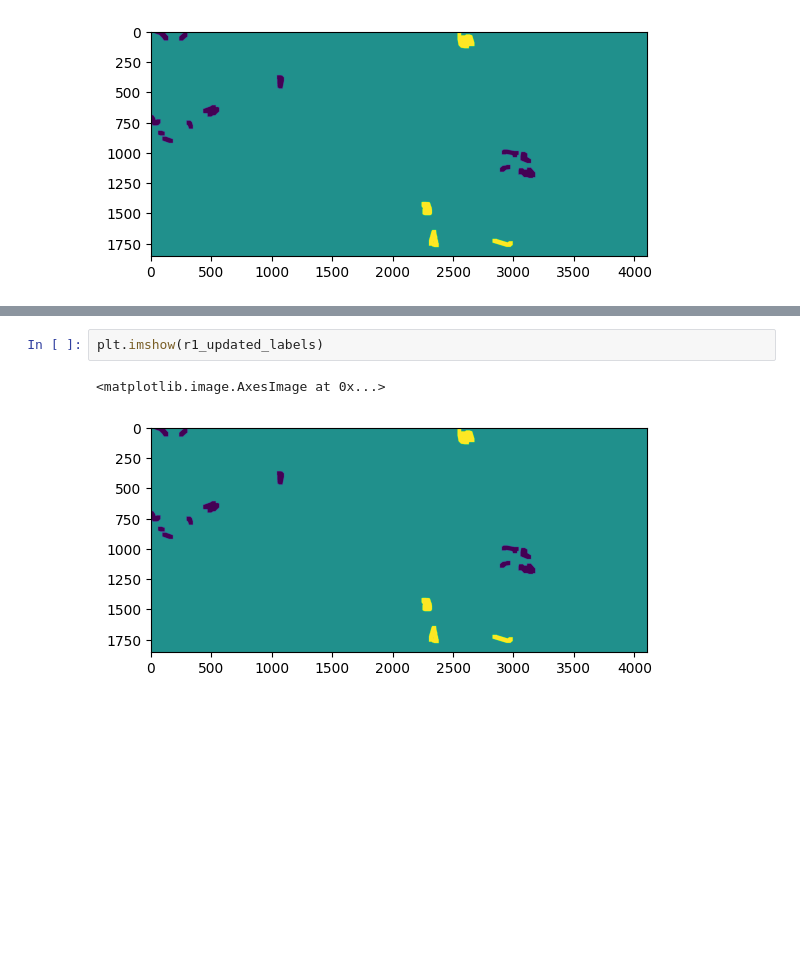
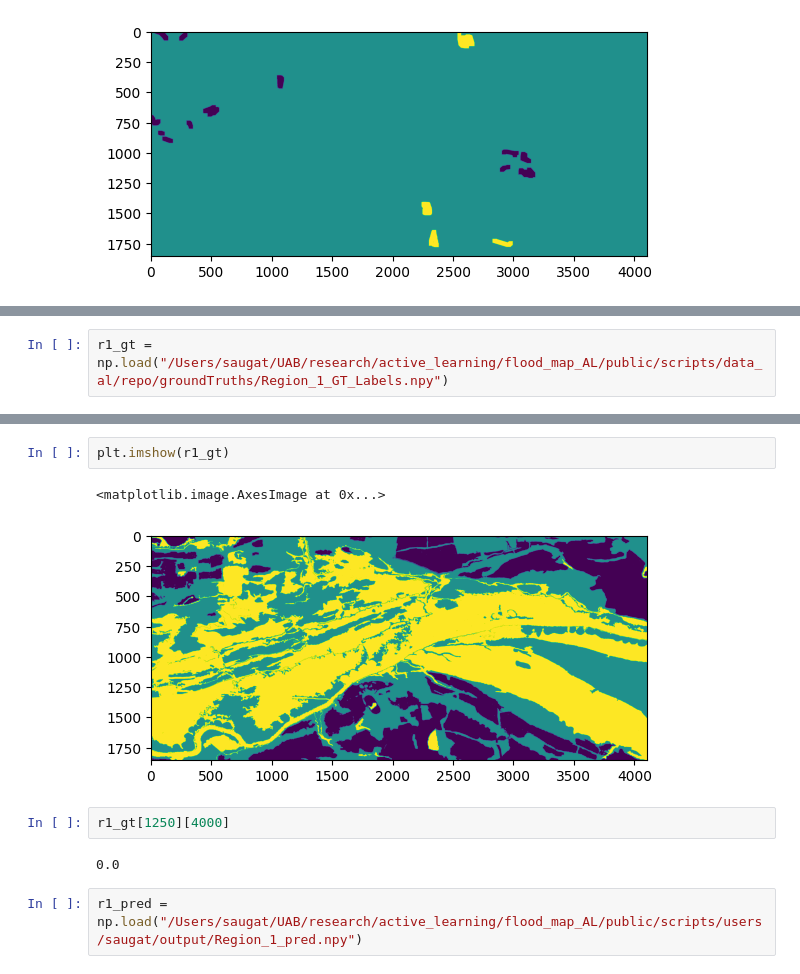
Before and after one commit to yuwa2020/burn-scars, a Jupyter notebook: public/scripts/data_al/binarize_forest_label.ipynb, the cells around one changed output, grey strips where cells are left out. Saved outputs shown, nothing was run; the diff lists cells and outputs as text; blank space fills up the shorter version.

```diff
--- a/public/scripts/data_al/binarize_forest_label.ipynb
+++ b/public/scripts/data_al/binarize_forest_label.ipynb
@@ -166,0 +183,2 @@ plt.imshow(r1_updated_labels)
+# %%
+r1_gt = np.load("/Users/saugat/UAB/research/active_learning/flood_map_AL/public/scripts/data_al/repo/groundTruths/Region_1_GT_Labels.npy")
@@ -167,6 +189,12 @@ plt.imshow(r1_updated_labels)
 # %%
-plt.imshow(r1_updated_labels)
+plt.imshow(r1_gt)
 # %% [output]
 <matplotlib.image.AxesImage at 0x...>
-[figure, old version]
+[figure, new version]
+# %%
+r1_gt[1250][4000]
+# %% [output]
+0.0
+# %%
+r1_pred = np.load("/Users/saugat/UAB/research/active_learning/flood_map_AL/public/scripts/users/saugat/output/Region_1_pred.npy")
 # %%
```
Also changed, not shown: parts of 15 cells of this notebook, 17 other files.
